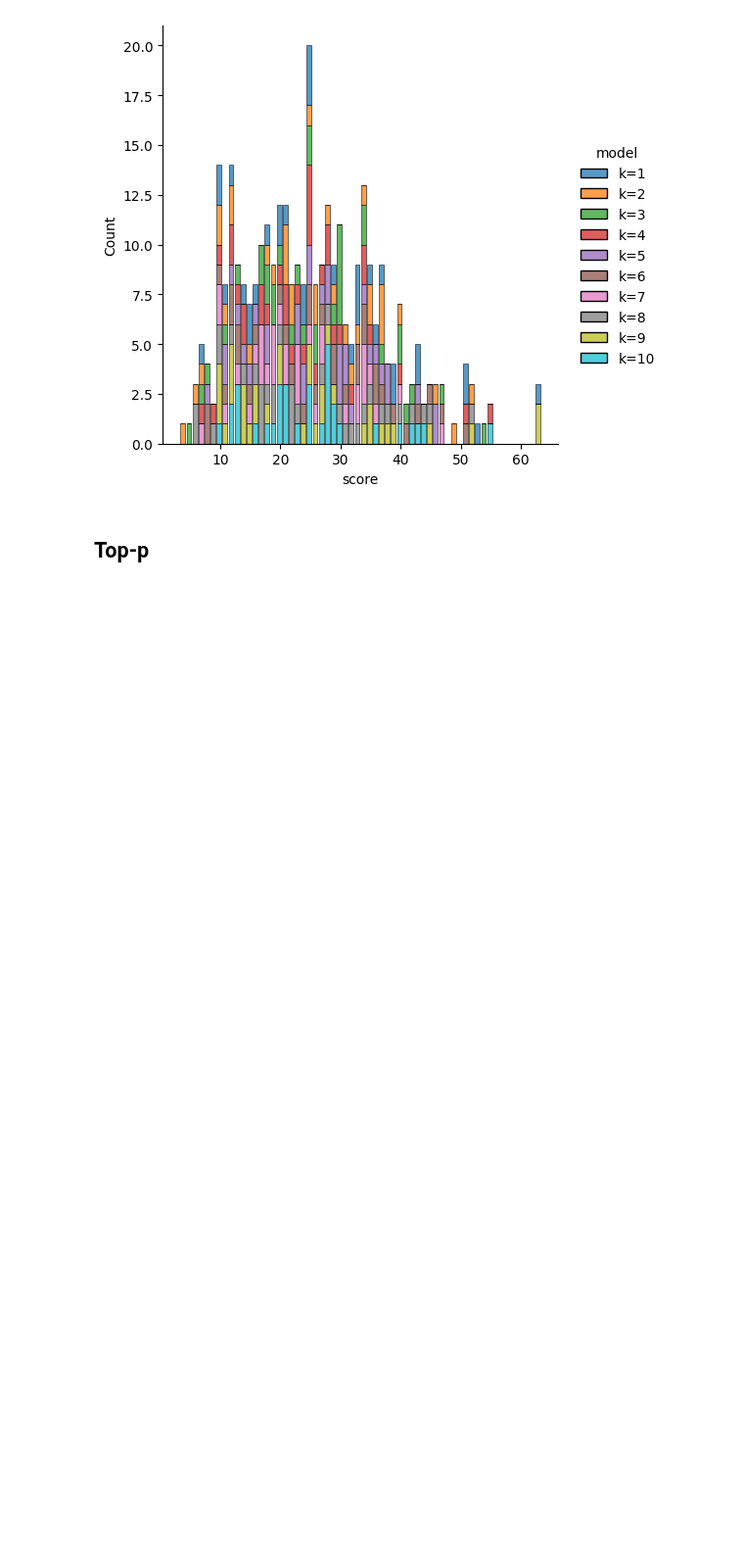
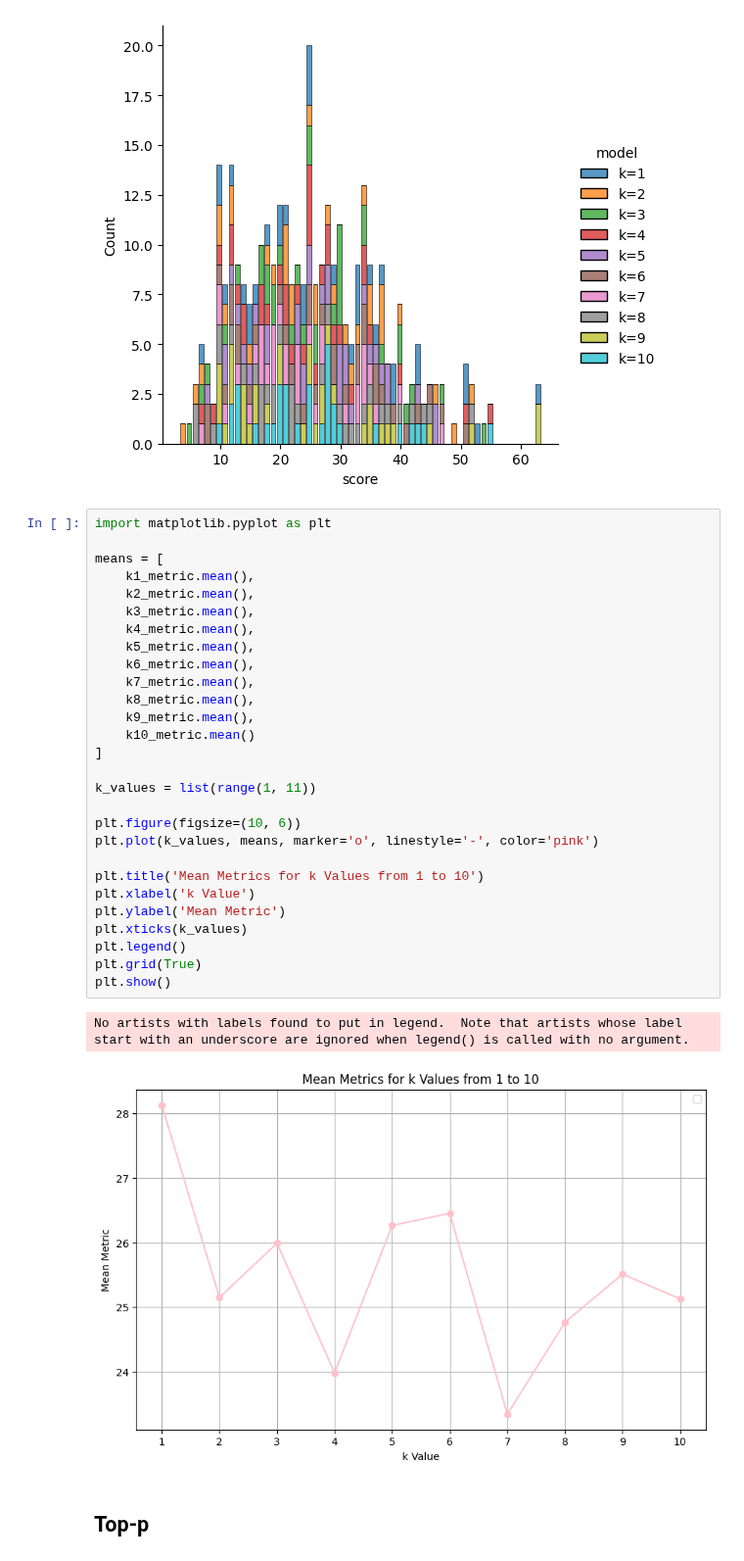
Before and after one commit to swaggirl9000/humor, a Jupyter notebook: notebooks/base_metric_comparison.ipynb, the cells around one changed output. Shown at 98% size. Cells and saved outputs as stored; diff of their text form; blank space fills up the shorter version.

Commit message:
adding plots for k and p decoding

```diff
--- a/notebooks/base_metric_comparison.ipynb
+++ b/notebooks/base_metric_comparison.ipynb
@@ -755,6 +755,37 @@ sns.displot(df, x="score", hue="model", kind="hist", multiple="stack", shrink=0.
 # %% [output]
 <seaborn.axisgrid.FacetGrid at 0x...>
 [figure]
+# %%
+import matplotlib.pyplot as plt
+
+means = [
+    k1_metric.mean(),
+    k2_metric.mean(),
+    k3_metric.mean(),
+    k4_metric.mean(),
+    k5_metric.mean(),
+    k6_metric.mean(),
+    k7_metric.mean(),
+    k8_metric.mean(),
+    k9_metric.mean(),
+    k10_metric.mean()
+]
+
+k_values = list(range(1, 11))
+
+plt.figure(figsize=(10, 6))
+plt.plot(k_values, means, marker='o', linestyle='-', color='pink')
+
+plt.title('Mean Metrics for k Values from 1 to 10')
+plt.xlabel('k Value')
+plt.ylabel('Mean Metric')
+plt.xticks(k_values)
+plt.legend()
+plt.grid(True)
+plt.show()
+# %% [output]
+No artists with labels found to put in legend.  Note that artists whose label start with an underscore are ignored when legend() is called with no argument.
+[figure, added]
 # %% [markdown]
 ## Top-p
 # %%
```
Also changed, not shown: parts of 1 cell of this notebook.
